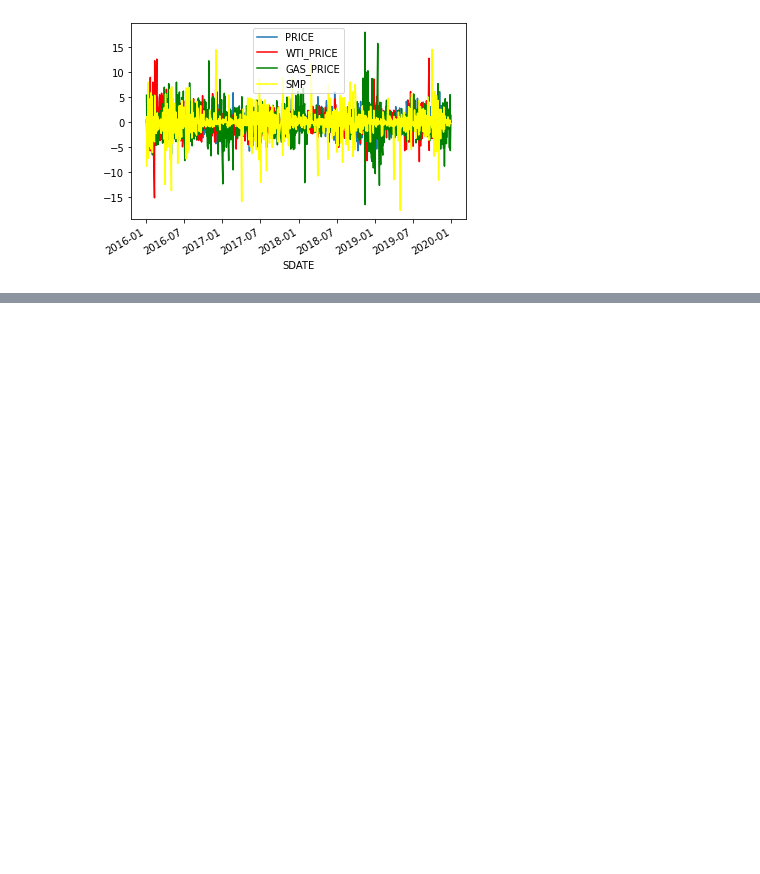
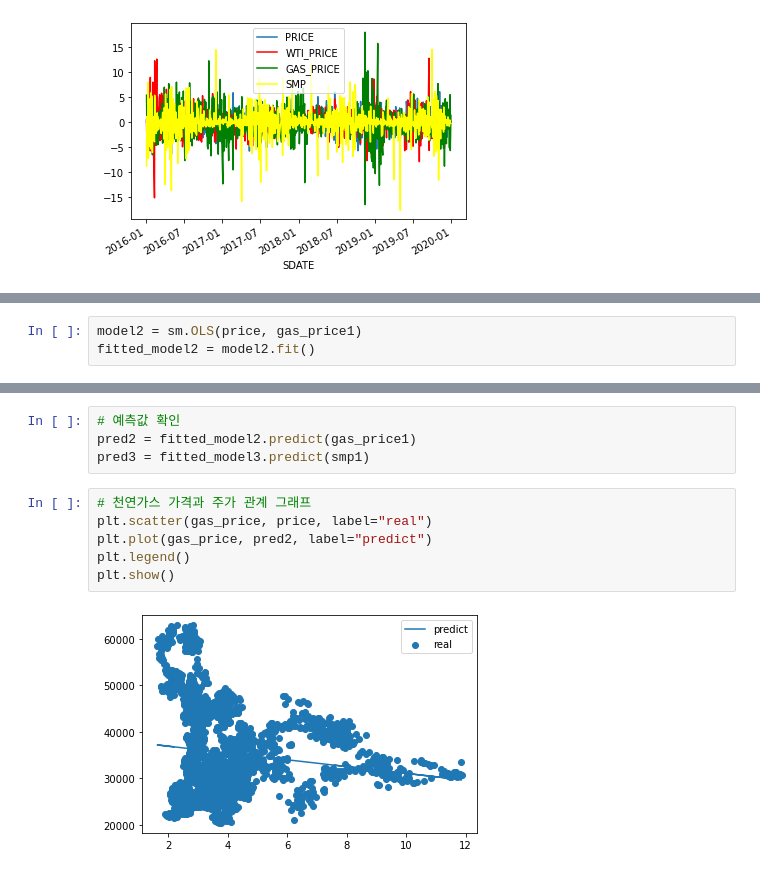
Before and after one commit to combont/python, a Jupyter notebook: Kepco.ipynb, the cells around one changed output, grey strips where cells are left out. Saved outputs shown, nothing was run; the diff lists cells and outputs as text; blank space fills up the shorter version.

```diff
--- a/Kepco.ipynb
+++ b/Kepco.ipynb
@@ -1161,0 +1341,3 @@ plt.show()
+# %%
+model2 = sm.OLS(price, gas_price1)
+fitted_model2 = model2.fit()
@@ -1161,0 +1366,12 @@ plt.show()
+# %%
+# 예측값 확인
+pred2 = fitted_model2.predict(gas_price1)
+pred3 = fitted_model3.predict(smp1)
+# %%
+# 천연가스 가격과 주가 관계 그래프
+plt.scatter(gas_price, price, label="real")
+plt.plot(gas_price, pred2, label="predict")
+plt.legend()
+plt.show()
+# %% [output]
+[figure, added]
```
Also changed, not shown: parts of 46 cells of this notebook.
